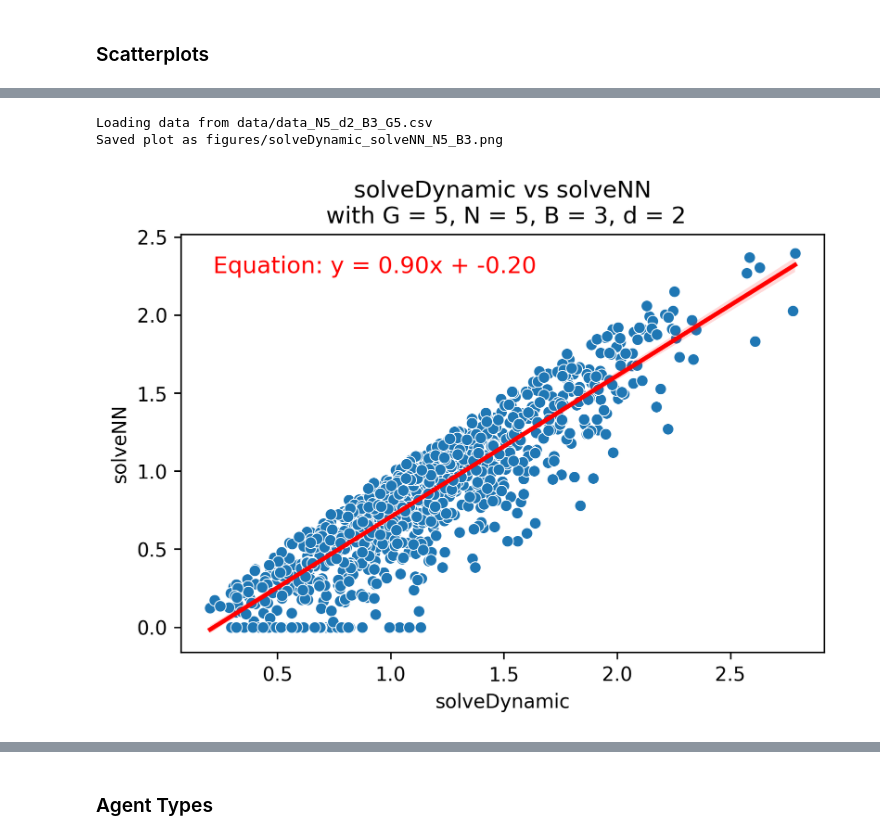
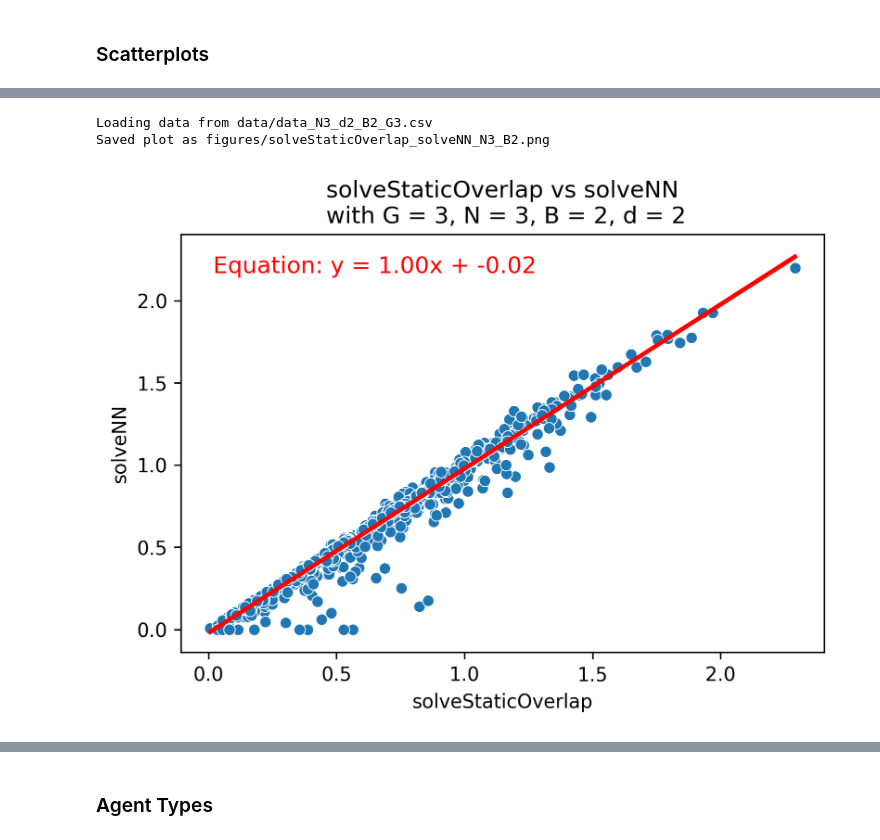
Before and after one commit to robtelloayala/pooled-testing, a Jupyter notebook: Pooled_Testing_Strategies.ipynb, the cells around one changed output, grey strips where cells are left out. Saved outputs shown, nothing was run; the diff lists cells and outputs as text; code cells hidden in the pictures.

```diff
--- a/Pooled_Testing_Strategies.ipynb
+++ b/Pooled_Testing_Strategies.ipynb
@@ -812,8 +812,8 @@ def evaluate_model(model, agents):
     return predicted_strategy
 # %%
 num_samples = 10000  # Number of training samples
-B = 3
-N = 5
+B = 2
+N = 3
 G = N
 total_epochs = 1000  # Total number of epochs to train
 existing_epochs = 1000  # Set this to the number of epochs the existing model has been trained
@@ -1953,35 +1759,35 @@ def plot_results(x_func, y_func, combo):
     # Linear regression to get the equation of the line
     model = LinearRegression()
     model.fit(df[[x_func.__name__]], df[y_func.__name__])
     slope = model.coef_[0]
     intercept = model.intercept_
 
     # Add labels, title, and equation
     plt.xlabel(x_func.__name__)
     plt.ylabel(y_func.__name__)
     plt.title(f'{x_func.__name__} vs {y_func.__name__}\n with G = {G}, N = {N}, B = {B}, d = {d}')
     plt.text(
         0.05, 0.95,
         f'Equation: y = {slope:.2f}x + {intercept:.2f}',
         transform=plt.gca().transAxes,
         fontsize=12,
         verticalalignment='top',
         color='red'
     )
 
     # Save the plot with the desired filename format
     save_filename = f"figures/{x_func.__name__}_{y_func.__name__}_N{N}_B{B}.png"
     plt.savefig(save_filename)
     print(f"Saved plot as {save_filename}")
 
     # Show plot
     plt.show()
 
 # Example combos to test the plotting function
-combos = [{'N': 5, 'd': 2, 'B': 3, 'G': 5}]
+combos = [{'N': 3, 'd': 2, 'B': 2, 'G': 3}]
 for combo in combos:
-    plot_results(solveDynamic, solveNN, combo)
+    plot_results(solveStaticOverlap, solveNN, combo)
 # %% [output]
-Loading data from data/data_N5_d2_B3_G5.csv
-Saved plot as figures/solveDynamic_solveNN_N5_B3.png
+Loading data from data/data_N3_d2_B2_G3.csv
+Saved plot as figures/solveStaticOverlap_solveNN_N3_B2.png
-[figure, old version]
+[figure, new version]
```
Also changed, not shown: parts of 27 cells of this notebook, 6 other files.
